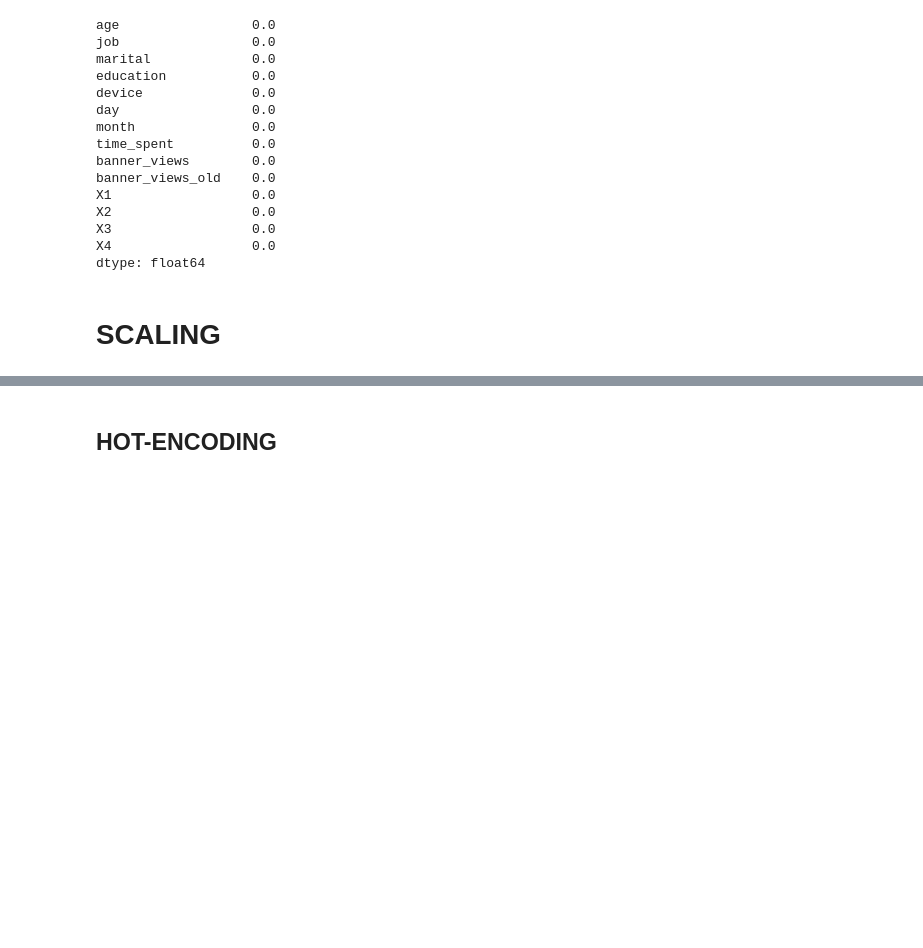
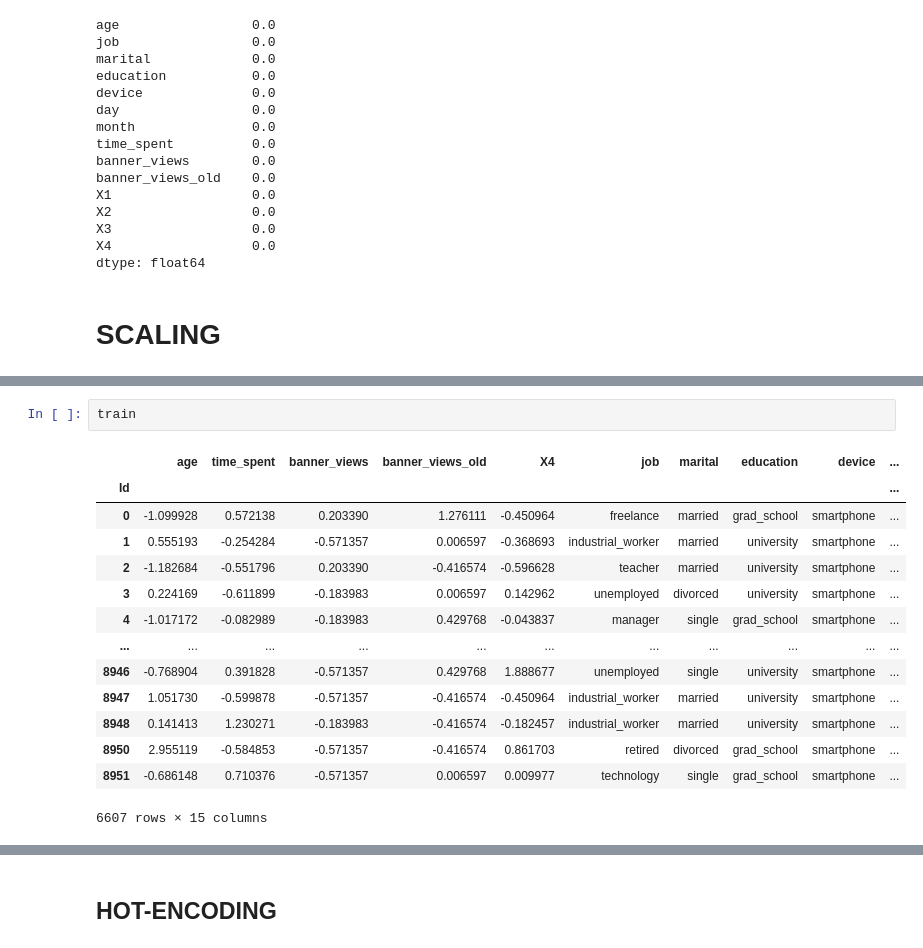
Before and after one commit to realbigi/ML_Data_Competition, a Jupyter notebook: LIAM/Report_LIAM2.ipynb, the cells around one changed output, grey strips where cells are left out. Cells and saved outputs as stored; diff of their text form; blank space fills up the shorter version.

```diff
--- a/LIAM/Report_LIAM2.ipynb
+++ b/LIAM/Report_LIAM2.ipynb
@@ -563,0 +526,17 @@ dtype: float64
+# %%
+train
+# %% [output]
+|  | age | time_spent | banner_views | banner_views_old | X4 | job | marital | education | device | ... |
+| Id |  |  |  |  |  |  |  |  |  | ... |
+| 0 | -1.099928 | 0.572138 | 0.203390 | 1.276111 | -0.450964 | freelance | married | grad_school | smartphone | ... |
+| 1 | 0.555193 | -0.254284 | -0.571357 | 0.006597 | -0.368693 | industrial_worker | married | university | smartphone | ... |
+| 2 | -1.182684 | -0.551796 | 0.203390 | -0.416574 | -0.596628 | teacher | married | university | smartphone | ... |
+| 3 | 0.224169 | -0.611899 | -0.183983 | 0.006597 | 0.142962 | unemployed | divorced | university | smartphone | ... |
+| 4 | -1.017172 | -0.082989 | -0.183983 | 0.429768 | -0.043837 | manager | single | grad_school | smartphone | ... |
+| ... | ... | ... | ... | ... | ... | ... | ... | ... | ... | ... |
+| 8946 | -0.768904 | 0.391828 | -0.571357 | 0.429768 | 1.888677 | unemployed | single | university | smartphone | ... |
+| 8947 | 1.051730 | -0.599878 | -0.571357 | -0.416574 | -0.450964 | industrial_worker | married | university | smartphone | ... |
+| 8948 | 0.141413 | 1.230271 | -0.183983 | -0.416574 | -0.182457 | industrial_worker | married | university | smartphone | ... |
+| 8950 | 2.955119 | -0.584853 | -0.571357 | -0.416574 | 0.861703 | retired | divorced | grad_school | smartphone | ... |
+| 8951 | -0.686148 | 0.710376 | -0.571357 | 0.006597 | 0.009977 | technology | single | grad_school | smartphone | ... |
+6607 rows × 15 columns
```
Also changed, not shown: parts of 18 cells of this notebook.
